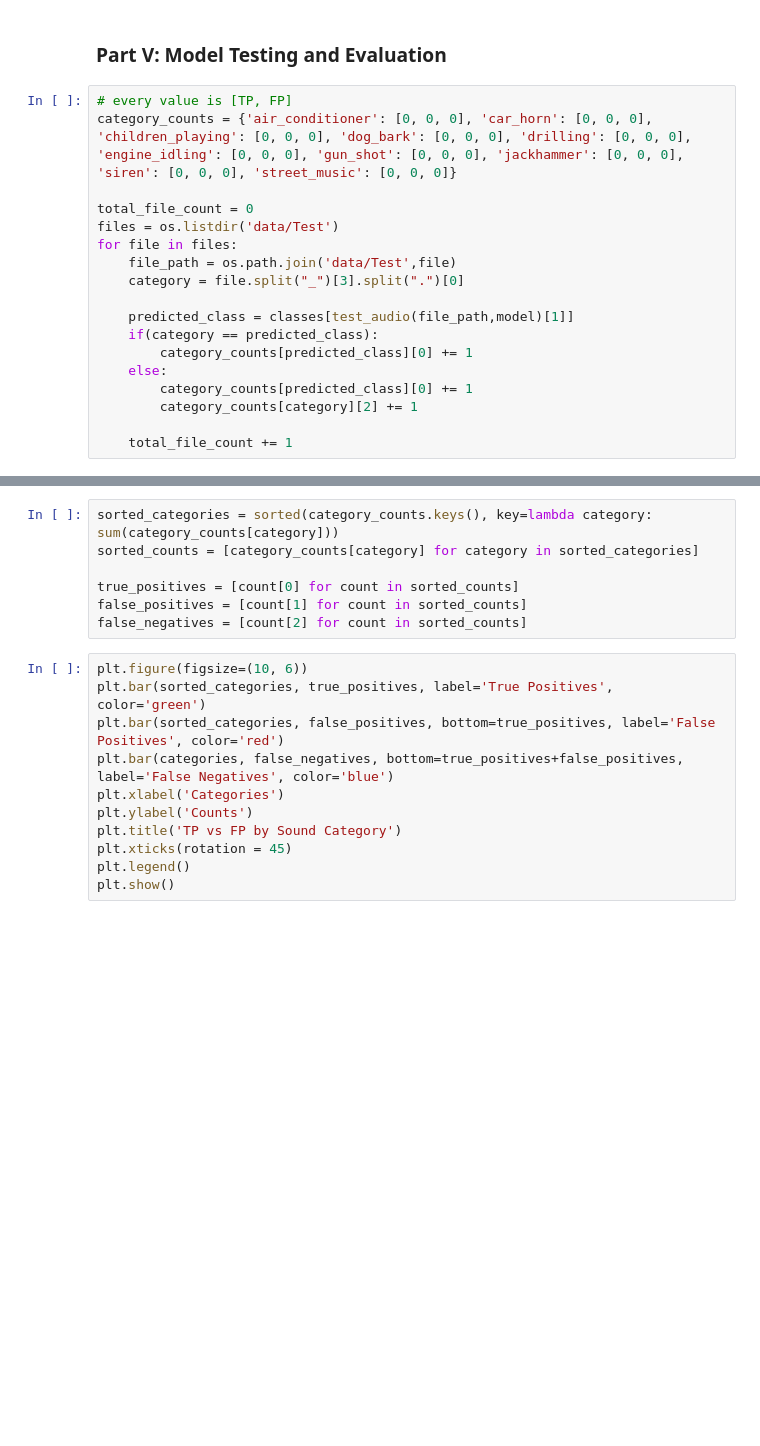
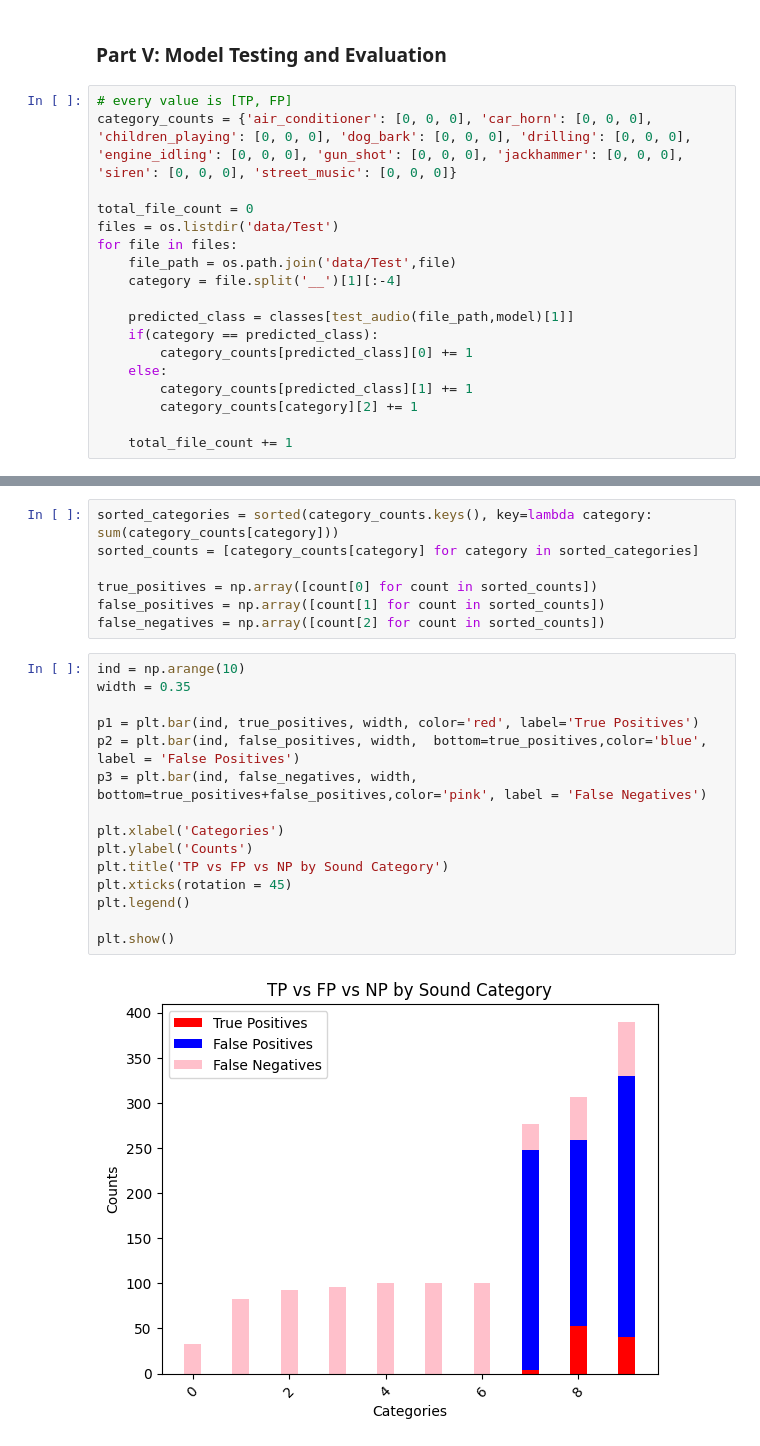
Before and after one commit to jasonmatthewsuhari/IT1244_UrbanSound, a Jupyter notebook: Urban Sound Analysis.ipynb, the cells around one changed output, grey strips where cells are left out. Drawn from its saved outputs; the diff is of its cells as text; blank space fills up the shorter version.

```diff
--- a/Urban Sound Analysis.ipynb
+++ b/Urban Sound Analysis.ipynb
@@ -598,13 +598,13 @@ total_file_count = 0
 files = os.listdir('data/Test')
 for file in files:
     file_path = os.path.join('data/Test',file)
-    category = file.split("_")[3].split(".")[0]
+    category = file.split('__')[1][:-4]
 
     predicted_class = classes[test_audio(file_path,model)[1]]
     if(category == predicted_class):
         category_counts[predicted_class][0] += 1
     else:
-        category_counts[predicted_class][0] += 1
+        category_counts[predicted_class][1] += 1
         category_counts[category][2] += 1
 
     total_file_count += 1
@@ -612,20 +630,26 @@ for file in files:
 sorted_categories = sorted(category_counts.keys(), key=lambda category: sum(category_counts[category]))
 sorted_counts = [category_counts[category] for category in sorted_categories]
 
-true_positives = [count[0] for count in sorted_counts]
-false_positives = [count[1] for count in sorted_counts]
-false_negatives = [count[2] for count in sorted_counts]
+true_positives = np.array([count[0] for count in sorted_counts])
+false_positives = np.array([count[1] for count in sorted_counts])
+false_negatives = np.array([count[2] for count in sorted_counts])
 # %%
-plt.figure(figsize=(10, 6))
-plt.bar(sorted_categories, true_positives, label='True Positives', color='green')
-plt.bar(sorted_categories, false_positives, bottom=true_positives, label='False Positives', color='red')
-plt.bar(categories, false_negatives, bottom=true_positives+false_positives, label='False Negatives', color='blue')
+ind = np.arange(10)
+width = 0.35
+
+p1 = plt.bar(ind, true_positives, width, color='red', label='True Positives')
+p2 = plt.bar(ind, false_positives, width,  bottom=true_positives,color='blue', label = 'False Positives')
+p3 = plt.bar(ind, false_negatives, width,  bottom=true_positives+false_positives,color='pink', label = 'False Negatives')
+
 plt.xlabel('Categories')
 plt.ylabel('Counts')
-plt.title('TP vs FP by Sound Category')
+plt.title('TP vs FP vs NP by Sound Category')
 plt.xticks(rotation = 45)
 plt.legend()
+
 plt.show()
+# %% [output]
+[figure, added]
 # %%
 plt.figure(figsize=(8, 4), dpi = 150)
 plt.table(cellText=[true_positives, false_positives, false_negatives],
```
Also changed, not shown: parts of 3 cells of this notebook.
